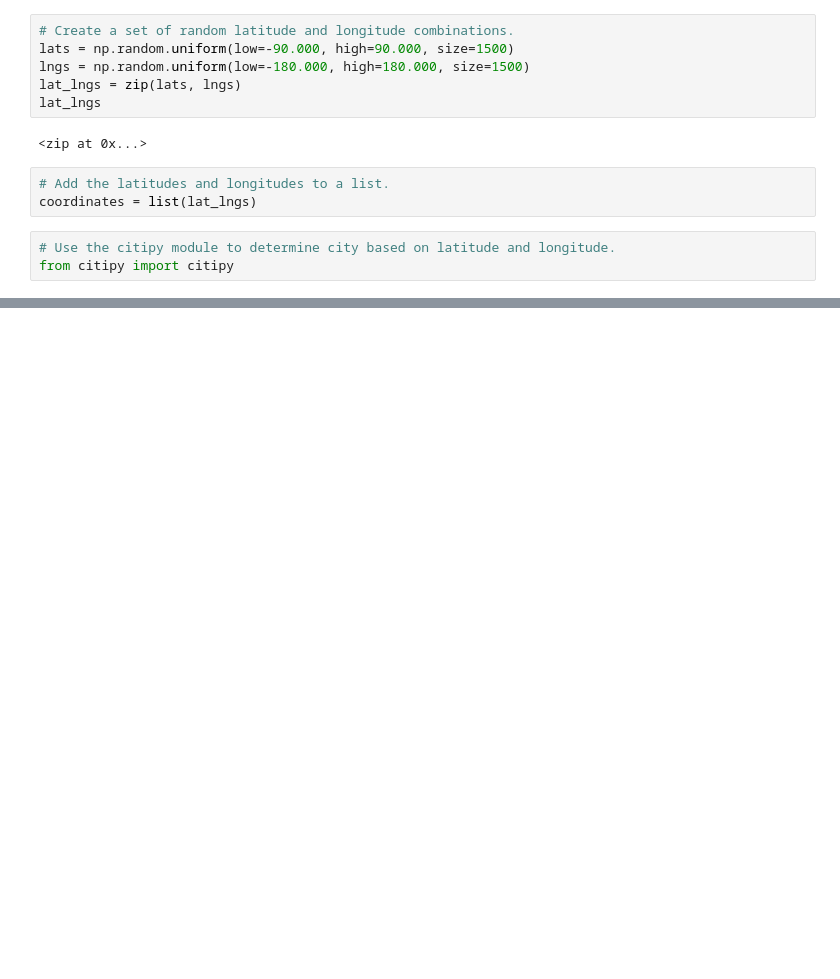
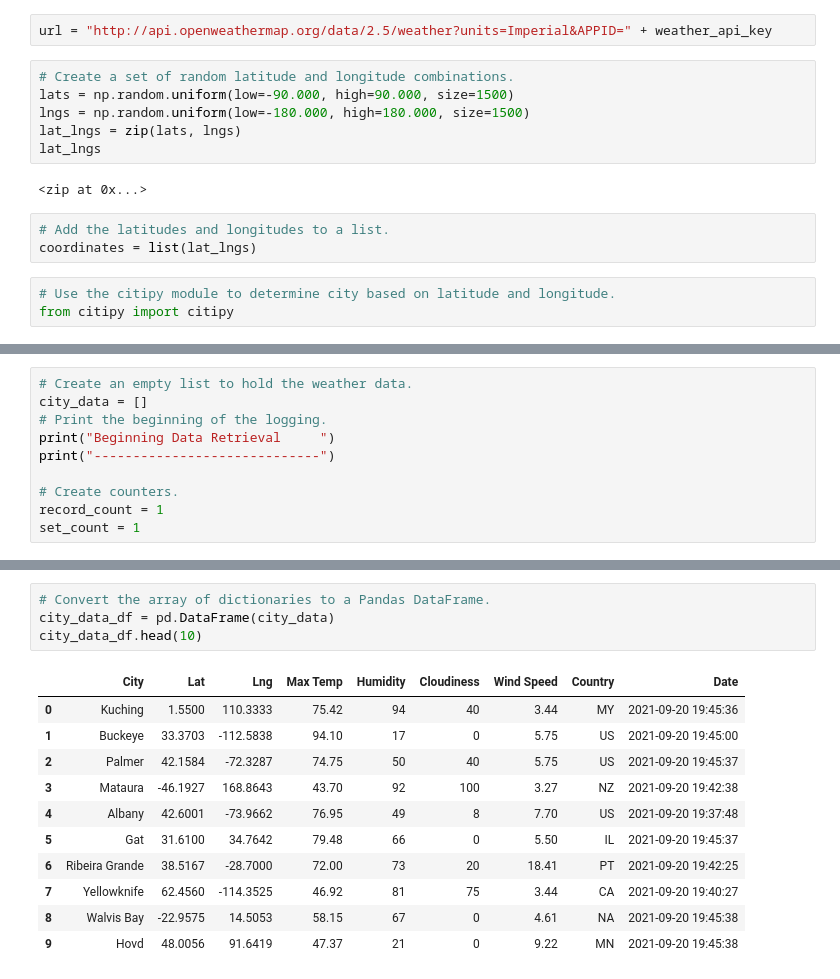
Before and after one commit to HotMochaNoWhip/World_Weather_Analysis, a Jupyter notebook: WeatherPy.ipynb, the cells around one changed output, grey strips where cells are left out. Saved outputs shown, nothing was run; the diff lists cells and outputs as text; blank space fills up the shorter version.

```diff
--- a/WeatherPy.ipynb
+++ b/WeatherPy.ipynb
@@ -6,3 +12,5 @@ import numpy as np
+# %%
+url = "http://api.openweathermap.org/data/2.5/weather?units=Imperial&APPID=" + weather_api_key
 # %%
 # Create a set of random latitude and longitude combinations.
 lats = np.random.uniform(low=-90.000, high=90.000, size=1500)
@@ -33,0 +45,10 @@ len(cities)
+# %%
+# Create an empty list to hold the weather data.
+city_data = []
+# Print the beginning of the logging.
+print("Beginning Data Retrieval     ")
+print("-----------------------------")
+
+# Create counters.
+record_count = 1
+set_count = 1
@@ -33,0 +136,16 @@ len(cities)
+# %%
+# Convert the array of dictionaries to a Pandas DataFrame.
+city_data_df = pd.DataFrame(city_data)
+city_data_df.head(10)
+# %% [output]
+|  | City | Lat | Lng | Max Temp | Humidity | Cloudiness | Wind Speed | Country | Date |
+| 0 | Kuching | 1.5500 | 110.3333 | 75.42 | 94 | 40 | 3.44 | MY | 2021-09-20 19:45:36 |
+| 1 | Buckeye | 33.3703 | -112.5838 | 94.10 | 17 | 0 | 5.75 | US | 2021-09-20 19:45:00 |
+| 2 | Palmer | 42.1584 | -72.3287 | 74.75 | 50 | 40 | 5.75 | US | 2021-09-20 19:45:37 |
+| 3 | Mataura | -46.1927 | 168.8643 | 43.70 | 92 | 100 | 3.27 | NZ | 2021-09-20 19:42:38 |
+| 4 | Albany | 42.6001 | -73.9662 | 76.95 | 49 | 8 | 7.70 | US | 2021-09-20 19:37:48 |
+| 5 | Gat | 31.6100 | 34.7642 | 79.48 | 66 | 0 | 5.50 | IL | 2021-09-20 19:45:37 |
+| 6 | Ribeira Grande | 38.5167 | -28.7000 | 72.00 | 73 | 20 | 18.41 | PT | 2021-09-20 19:42:25 |
+| 7 | Yellowknife | 62.4560 | -114.3525 | 46.92 | 81 | 75 | 3.44 | CA | 2021-09-20 19:40:27 |
+| 8 | Walvis Bay | -22.9575 | 14.5053 | 58.15 | 67 | 0 | 4.61 | NA | 2021-09-20 19:45:38 |
+| 9 | Hovd | 48.0056 | 91.6419 | 47.37 | 21 | 0 | 9.22 | MN | 2021-09-20 19:45:38 |
```
Also changed, not shown: parts of 7 cells of this notebook.
